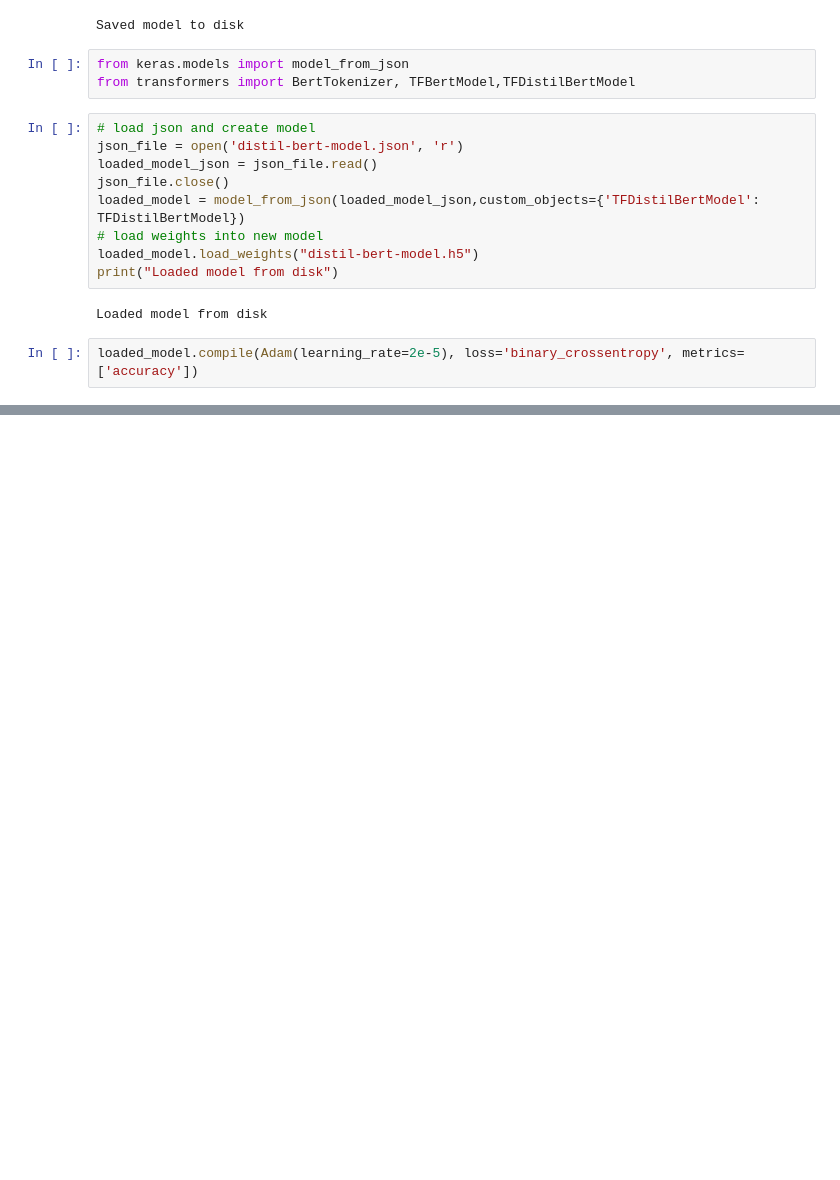
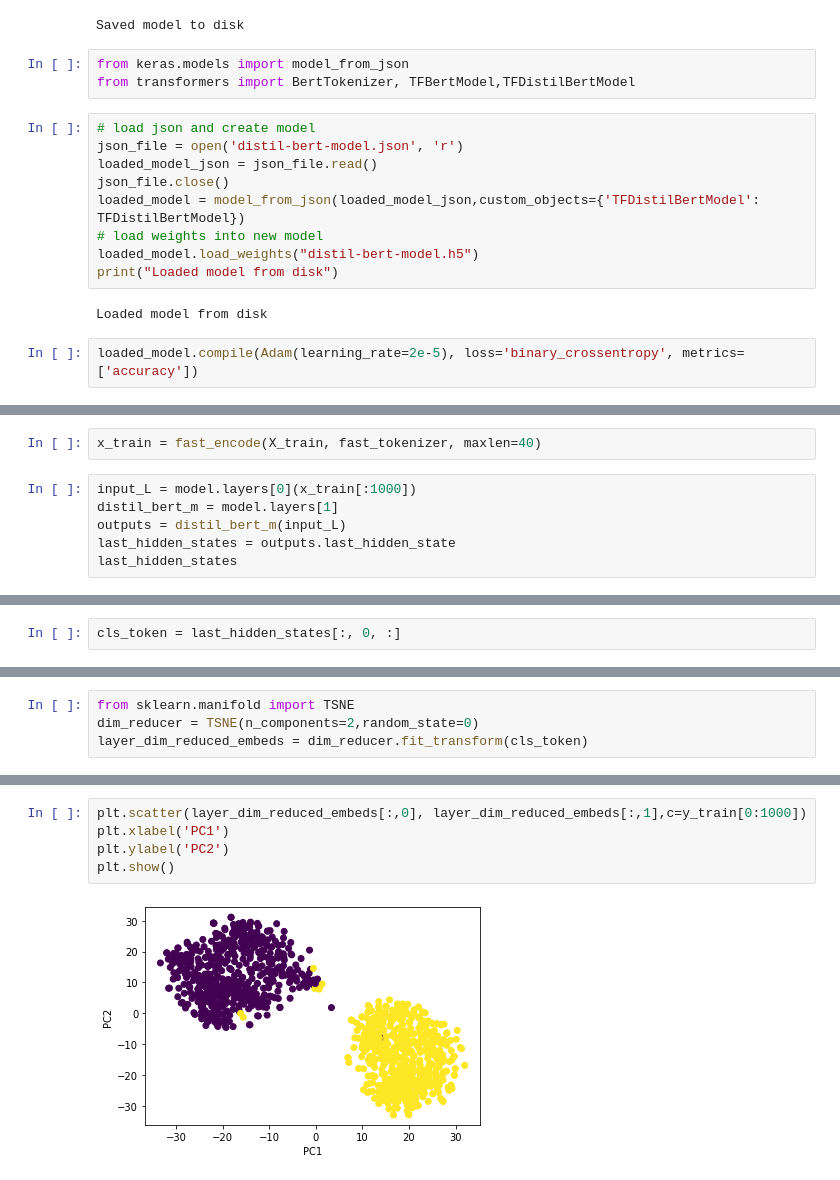
Before and after one commit to subhabrata-ghosh-1988/Transformers, a Jupyter notebook: sarcasm-detection-using-distil-bert.ipynb, the cells around one changed output, grey strips where cells are left out. Drawn from its saved outputs; the diff is of its cells as text; blank space fills up the shorter version.

```diff
--- a/sarcasm-detection-using-distil-bert.ipynb
+++ b/sarcasm-detection-using-distil-bert.ipynb
@@ -432,0 +433,8 @@ Accuracy of the model on Testing Data is -  83.41020345687866 %
+# %%
+x_train = fast_encode(X_train, fast_tokenizer, maxlen=40)
+# %%
+input_L = model.layers[0](x_train[:1000])
+distil_bert_m = model.layers[1]
+outputs = distil_bert_m(input_L)
+last_hidden_states = outputs.last_hidden_state
+last_hidden_states
@@ -432,0 +459,2 @@ Accuracy of the model on Testing Data is -  83.41020345687866 %
+# %%
+cls_token = last_hidden_states[:, 0, :]
@@ -432,0 +465,4 @@ Accuracy of the model on Testing Data is -  83.41020345687866 %
+# %%
+from sklearn.manifold import TSNE
+dim_reducer = TSNE(n_components=2,random_state=0)
+layer_dim_reduced_embeds = dim_reducer.fit_transform(cls_token)
@@ -432,0 +479,7 @@ Accuracy of the model on Testing Data is -  83.41020345687866 %
+# %%
+plt.scatter(layer_dim_reduced_embeds[:,0], layer_dim_reduced_embeds[:,1],c=y_train[0:1000])
+plt.xlabel('PC1')
+plt.ylabel('PC2')
+plt.show()
+# %% [output]
+[figure, added]
```
Also changed, not shown: parts of 18 cells of this notebook.
